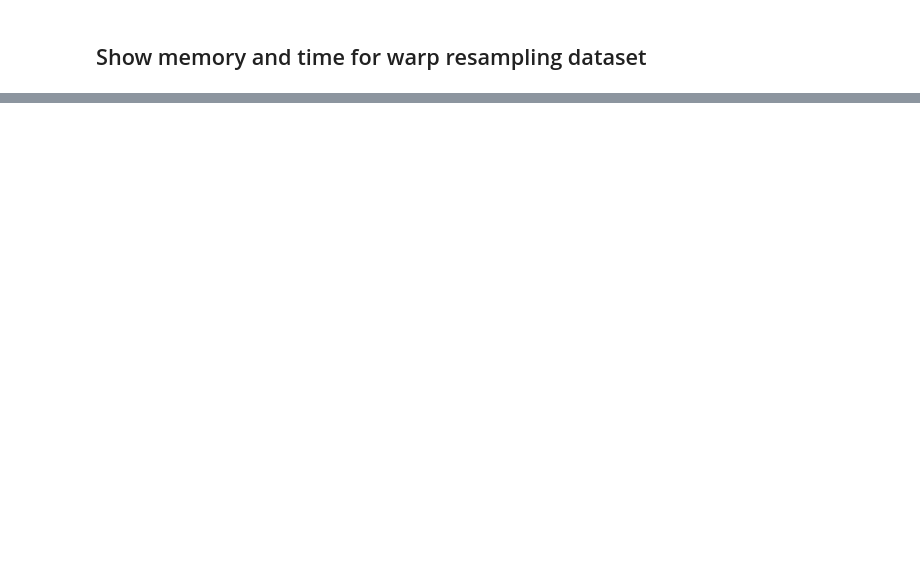
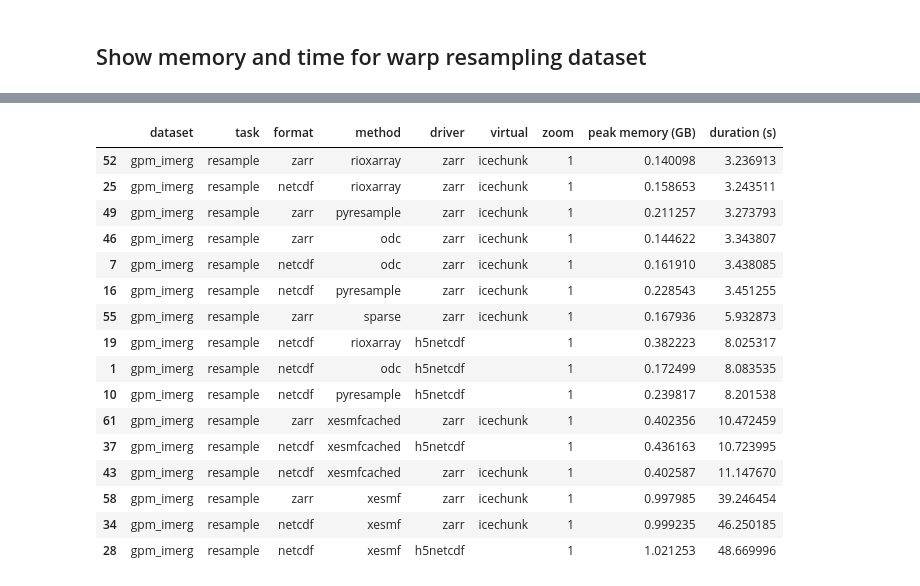
Before and after one commit to developmentseed/warp-resample-profiling, a Jupyter notebook: examples/process-gpm-results.ipynb, the cells around one changed output, grey strips where cells are left out. Drawn from its saved outputs; the diff is of its cells as text; code cells hidden in the pictures; blank space fills up the shorter version.

```diff
--- a/examples/process-gpm-results.ipynb
+++ b/examples/process-gpm-results.ipynb
@@ -15,6 +37,21 @@ df[df["zoom"] == "0"].style.background_gradient(cmap="YlOrRd")
 # %%
-df = df[df["task"] == "resample"]
-df = df[df["virtual"] != "local"]
-df = df[df["dataset"] == "gpm_imerg"]
 df[df["zoom"] == "1"].style.background_gradient(cmap="YlOrRd")
+# %% [output]
+|  | dataset | task | format | method | driver | virtual | zoom | peak memory (GB) | duration (s) |
+| 52 | gpm_imerg | resample | zarr | rioxarray | zarr | icechunk | 1 | 0.140098 | 3.236913 |
+| 25 | gpm_imerg | resample | netcdf | rioxarray | zarr | icechunk | 1 | 0.158653 | 3.243511 |
+| 49 | gpm_imerg | resample | zarr | pyresample | zarr | icechunk | 1 | 0.211257 | 3.273793 |
+| 46 | gpm_imerg | resample | zarr | odc | zarr | icechunk | 1 | 0.144622 | 3.343807 |
+| 7 | gpm_imerg | resample | netcdf | odc | zarr | icechunk | 1 | 0.161910 | 3.438085 |
+| 16 | gpm_imerg | resample | netcdf | pyresample | zarr | icechunk | 1 | 0.228543 | 3.451255 |
+| 55 | gpm_imerg | resample | zarr | sparse | zarr | icechunk | 1 | 0.167936 | 5.932873 |
+| 19 | gpm_imerg | resample | netcdf | rioxarray | h5netcdf |  | 1 | 0.382223 | 8.025317 |
+| 1 | gpm_imerg | resample | netcdf | odc | h5netcdf |  | 1 | 0.172499 | 8.083535 |
+| 10 | gpm_imerg | resample | netcdf | pyresample | h5netcdf |  | 1 | 0.239817 | 8.201538 |
+| 61 | gpm_imerg | resample | zarr | xesmfcached | zarr | icechunk | 1 | 0.402356 | 10.472459 |
+| 37 | gpm_imerg | resample | netcdf | xesmfcached | h5netcdf |  | 1 | 0.436163 | 10.723995 |
+| 43 | gpm_imerg | resample | netcdf | xesmfcached | zarr | icechunk | 1 | 0.402587 | 11.147670 |
+| 58 | gpm_imerg | resample | zarr | xesmf | zarr | icechunk | 1 | 0.997985 | 39.246454 |
+| 34 | gpm_imerg | resample | netcdf | xesmf | zarr | icechunk | 1 | 0.999235 | 46.250185 |
+| 28 | gpm_imerg | resample | netcdf | xesmf | h5netcdf |  | 1 | 1.021253 | 48.669996 |
 # %%
```
Also changed, not shown: parts of 3 cells of this notebook, 1 other file.
